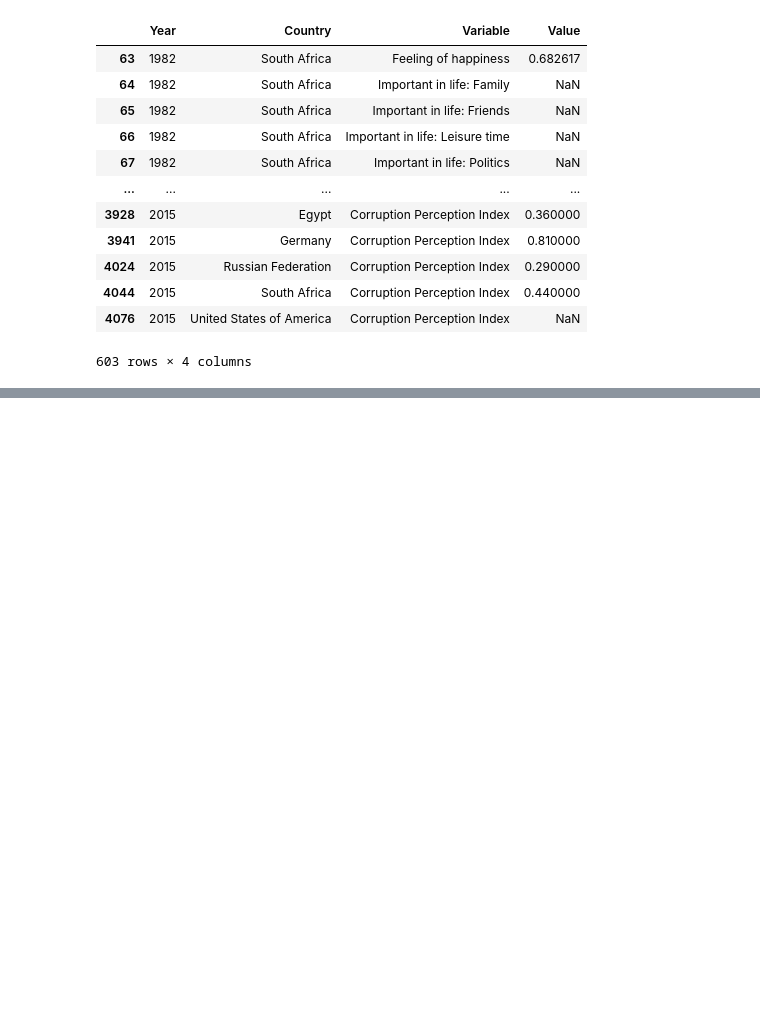
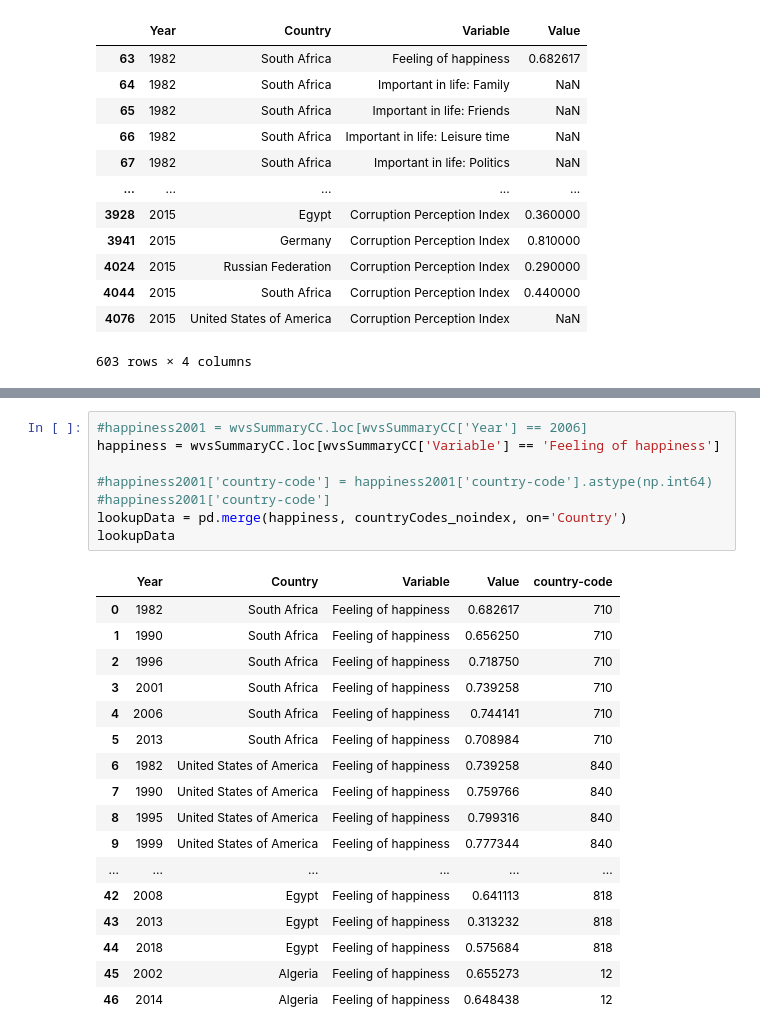
Before and after one commit to AlessiaBa/umr-data-integration-project, a Jupyter notebook: 2_integration/milestone2.ipynb, the cells around one changed output, grey strips where cells are left out. Drawn from its saved outputs; the diff is of its cells as text; blank space fills up the shorter version.

```diff
--- a/2_integration/milestone2.ipynb
+++ b/2_integration/milestone2.ipynb
@@ -362,3 +364,29 @@ alt.Chart(source).mark_geoshape(
 )
 # %% [output]
 [interactive output not drawn]
+# %%
+#happiness2001 = wvsSummaryCC.loc[wvsSummaryCC['Year'] == 2006]
+happiness = wvsSummaryCC.loc[wvsSummaryCC['Variable'] == 'Feeling of happiness']
+
+#happiness2001['country-code'] = happiness2001['country-code'].astype(np.int64)
+#happiness2001['country-code']
+lookupData = pd.merge(happiness, countryCodes_noindex, on='Country')
+lookupData
+# %% [output]
+|  | Year | Country | Variable | Value | country-code |
+| 0 | 1982 | South Africa | Feeling of happiness | 0.682617 | 710 |
+| 1 | 1990 | South Africa | Feeling of happiness | 0.656250 | 710 |
+| 2 | 1996 | South Africa | Feeling of happiness | 0.718750 | 710 |
+| 3 | 2001 | South Africa | Feeling of happiness | 0.739258 | 710 |
+| 4 | 2006 | South Africa | Feeling of happiness | 0.744141 | 710 |
+| 5 | 2013 | South Africa | Feeling of happiness | 0.708984 | 710 |
+| 6 | 1982 | United States of America | Feeling of happiness | 0.739258 | 840 |
+| 7 | 1990 | United States of America | Feeling of happiness | 0.759766 | 840 |
+| 8 | 1995 | United States of America | Feeling of happiness | 0.799316 | 840 |
+| 9 | 1999 | United States of America | Feeling of happiness | 0.777344 | 840 |
+| ... | ... | ... | ... | ... | ... |
+| 42 | 2008 | Egypt | Feeling of happiness | 0.641113 | 818 |
+| 43 | 2013 | Egypt | Feeling of happiness | 0.313232 | 818 |
+| 44 | 2018 | Egypt | Feeling of happiness | 0.575684 | 818 |
+| 45 | 2002 | Algeria | Feeling of happiness | 0.655273 | 12 |
+| 46 | 2014 | Algeria | Feeling of happiness | 0.648438 | 12 |
```
Also changed, not shown: parts of 5 cells of this notebook.
